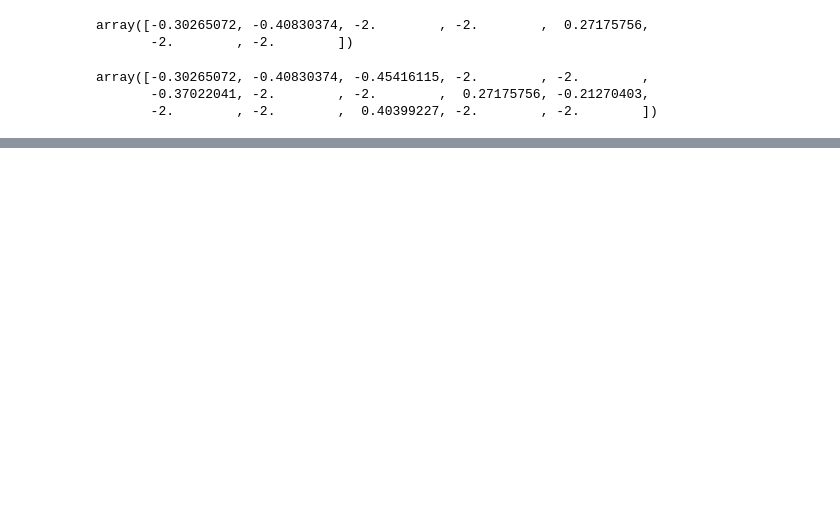
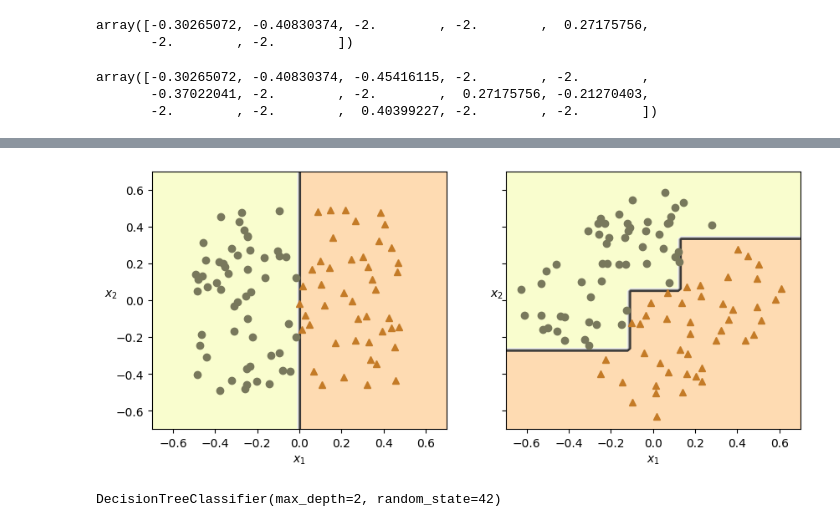
Before and after one commit to sunodmongia/DecisionTree, a Jupyter notebook: DecisionTree.ipynb, the cells around one changed output, grey strips where cells are left out. Drawn from its saved outputs; the diff is of its cells as text; code cells hidden in the pictures; blank space fills up the shorter version.

```diff
--- a/DecisionTree.ipynb
+++ b/DecisionTree.ipynb
@@ -238,0 +271,61 @@ array([-0.30265072, -0.40830374, -0.45416115, -2.        , -2.        ,
+# %%
+np.random.seed(6)
+X_square = np.random.rand(100, 2) - 0.5
+y_square = (X_square[:, 0] > 0).astype(np.int64)
+
+angle = np.pi / 4
+rotation_matrix = np.array(
+    [
+        [np.cos(angle), -np.sin(angle)],
+        [np.sin(angle), np.cos(angle)],
+    ]
+)
+
+X_rotated_square = X_square.dot(rotation_matrix)
+
+tree_clf_square = DecisionTreeClassifier(random_state=42)
+tree_clf_square.fit(X_square, y_square)
+
+tree_clf_rotated_square = DecisionTreeClassifier(random_state=42)
+tree_clf_rotated_square.fit(X_rotated_square, y_square)
+
+fig, axes = plt.subplots(ncols=2, figsize=(10, 4), sharey=True)
+
+plt.sca(axes[0])
+plot_decision_boundary(
+    tree_clf_square,
+    X_square,
+    y_square,
+    axes=[-0.7, 0.7, -0.7, 0.7],
+    cmap="Wistia",
+)
+plt.xlabel("$x_1$")
+plt.ylabel("$x_2$")
+
+plt.sca(axes[1])
+plot_decision_boundary(
+    tree_clf_rotated_square,
+    X_rotated_square,
+    y_square,
+    axes=[-0.7, 0.7, -0.7, 0.7],
+    cmap="Wistia",
+)
+# plt.ylabel("")
+
+plt.show()
+# %% [output]
+[figure, added]
+# %%
+from sklearn.decomposition import PCA
+from sklearn.pipeline import make_pipeline
+from sklearn.preprocessing import StandardScaler
+
+pca_pipeline = make_pipeline(
+    StandardScaler(),
+    PCA(),
+)
+X_iris_pca = pca_pipeline.fit_transform(X)
+tree_clf_pca = DecisionTreeClassifier(max_depth=2, random_state=42)
+tree_clf_pca.fit(X_iris_pca, y)
+# %% [output]
+DecisionTreeClassifier(max_depth=2, random_state=42)
```
Also changed, not shown: parts of 2 cells of this notebook.
